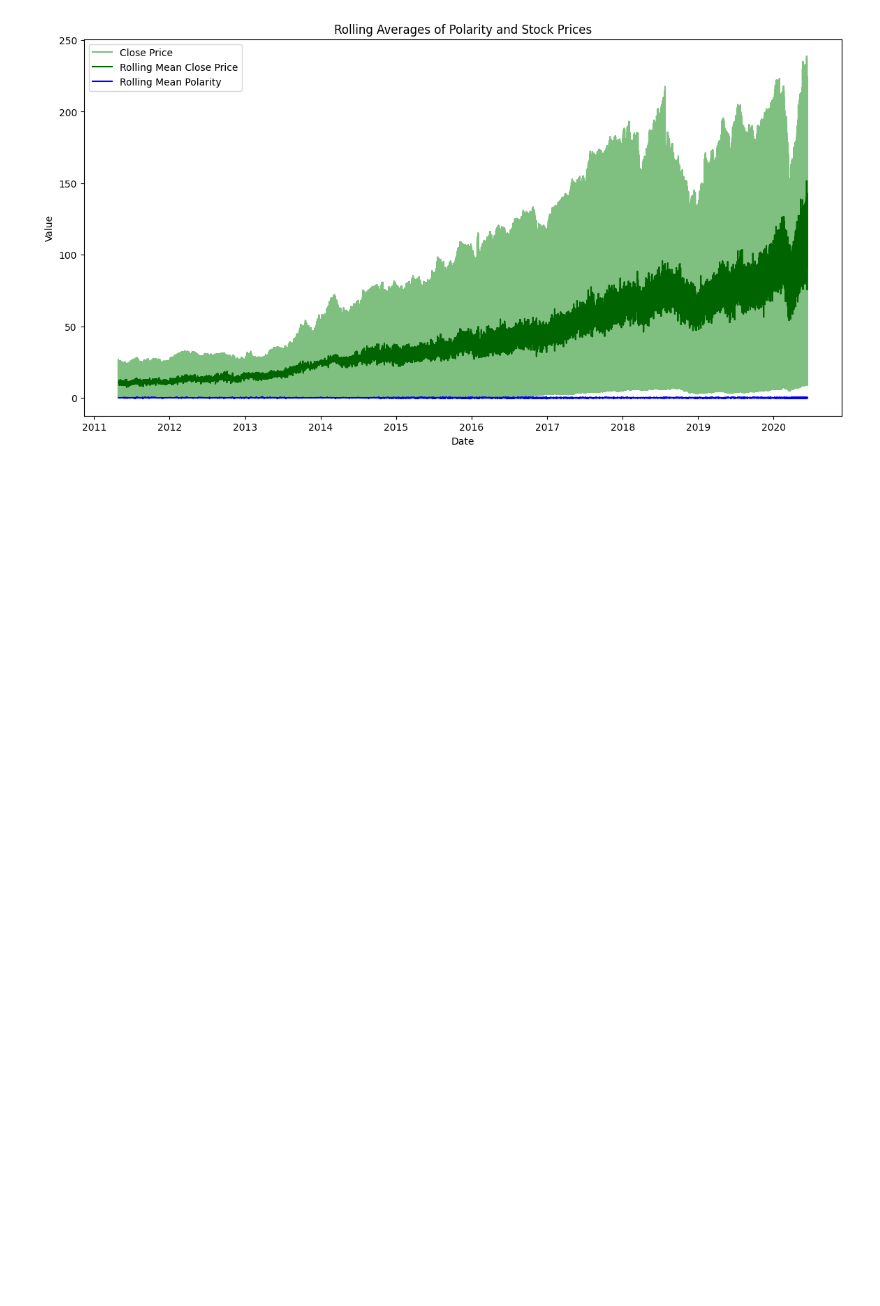
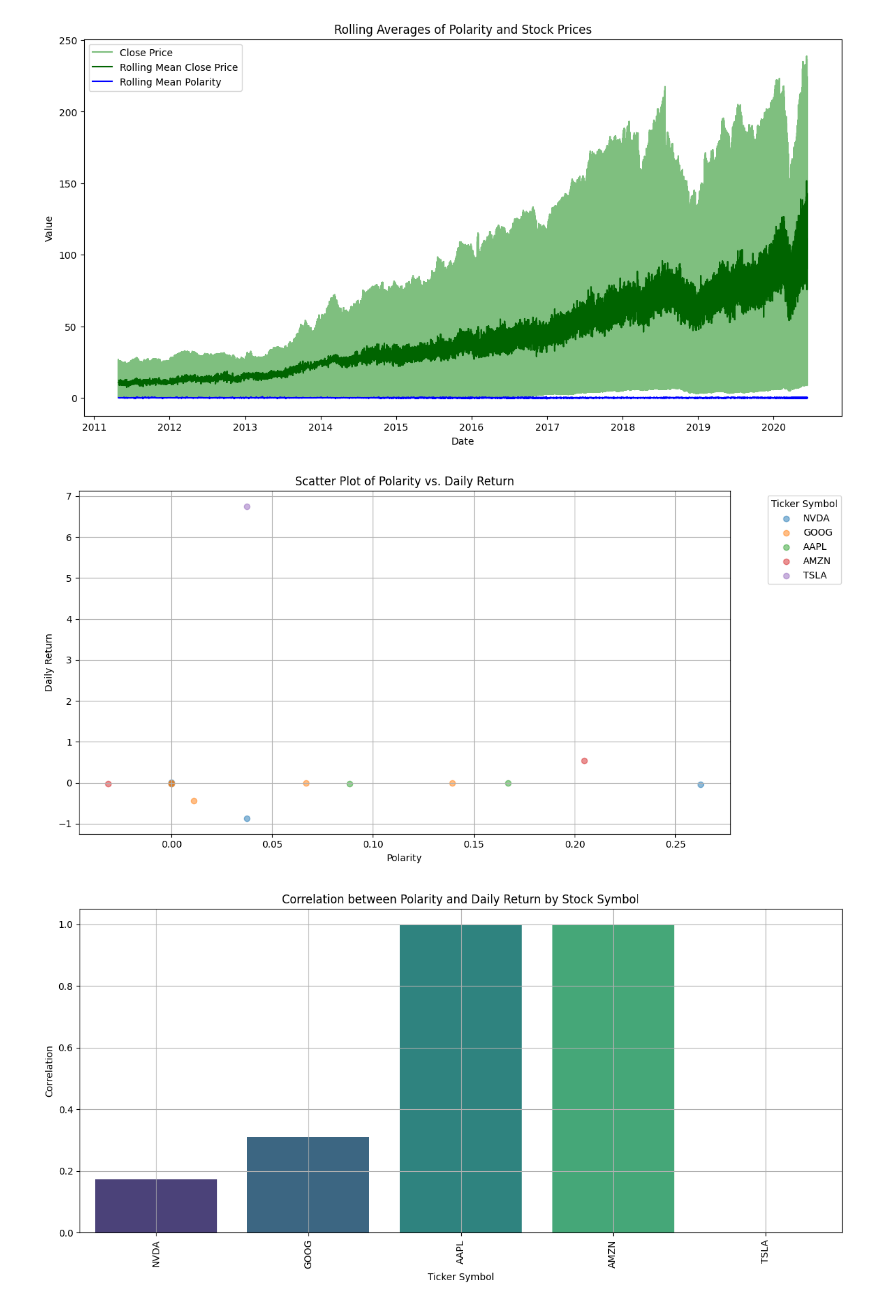
Before and after one commit to GetieBalew24/StockMarketAnalyis, a Jupyter notebook: notebooks/new_stock_coorrelation_analysis.ipynb, the cells around one changed output. Drawn from its saved outputs; the diff is of its cells as text; code cells hidden in the pictures; blank space fills up the shorter version.

Commit message:
Plot_correlation_with_symbol

```diff
--- a/notebooks/new_stock_coorrelation_analysis.ipynb
+++ b/notebooks/new_stock_coorrelation_analysis.ipynb
@@ -344,3 +344,8 @@ corr_analyser.visualize_time_series(merged_data)
 # %% [output]
 [figure]
 [figure]
+# %%
+corr_analyser.Plot_correlation_with_symbol(aggregated_data)
+# %% [output]
+[figure, added]
+[figure, added]
```
Also changed, not shown: 1 other file.
